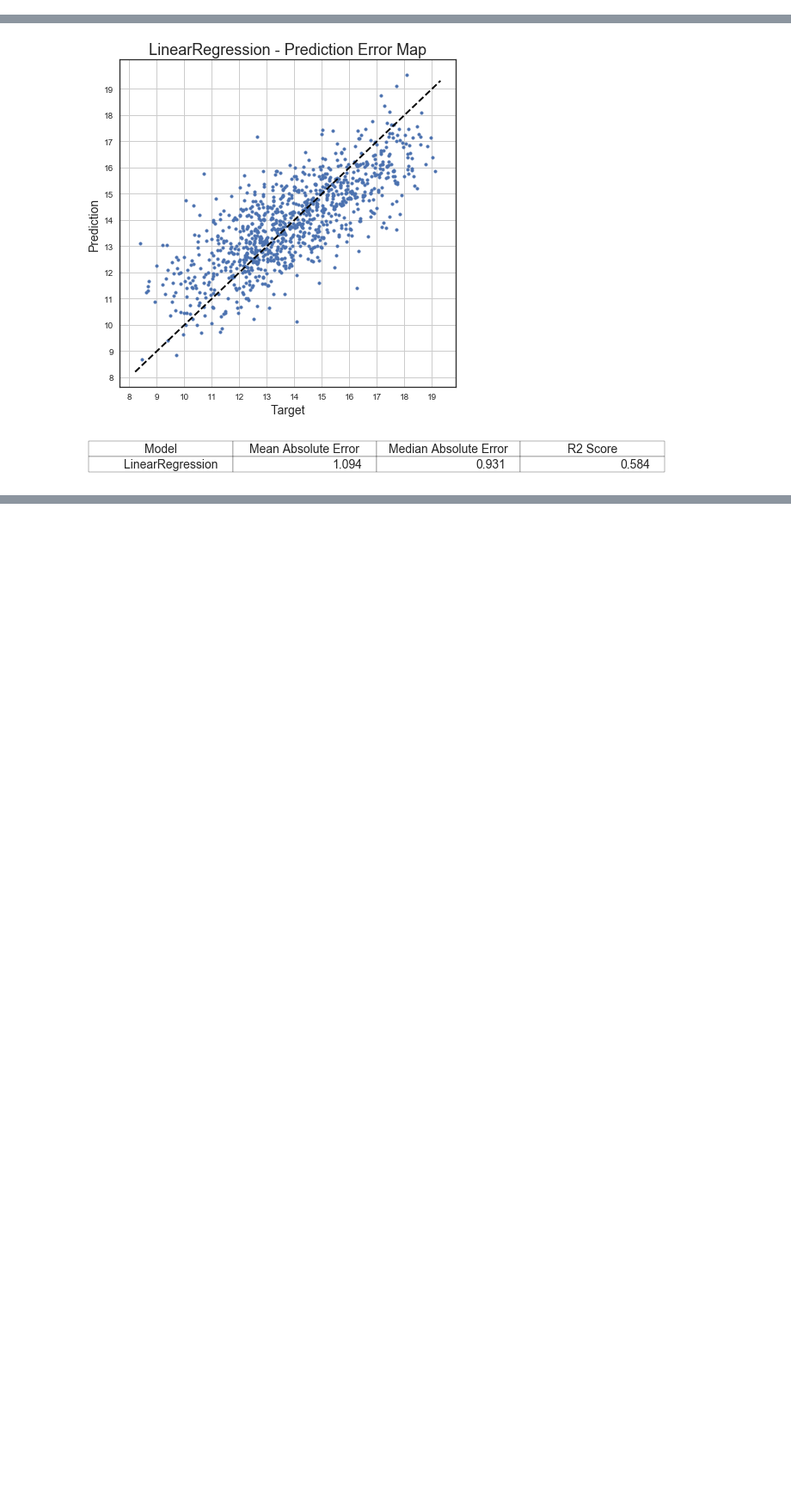
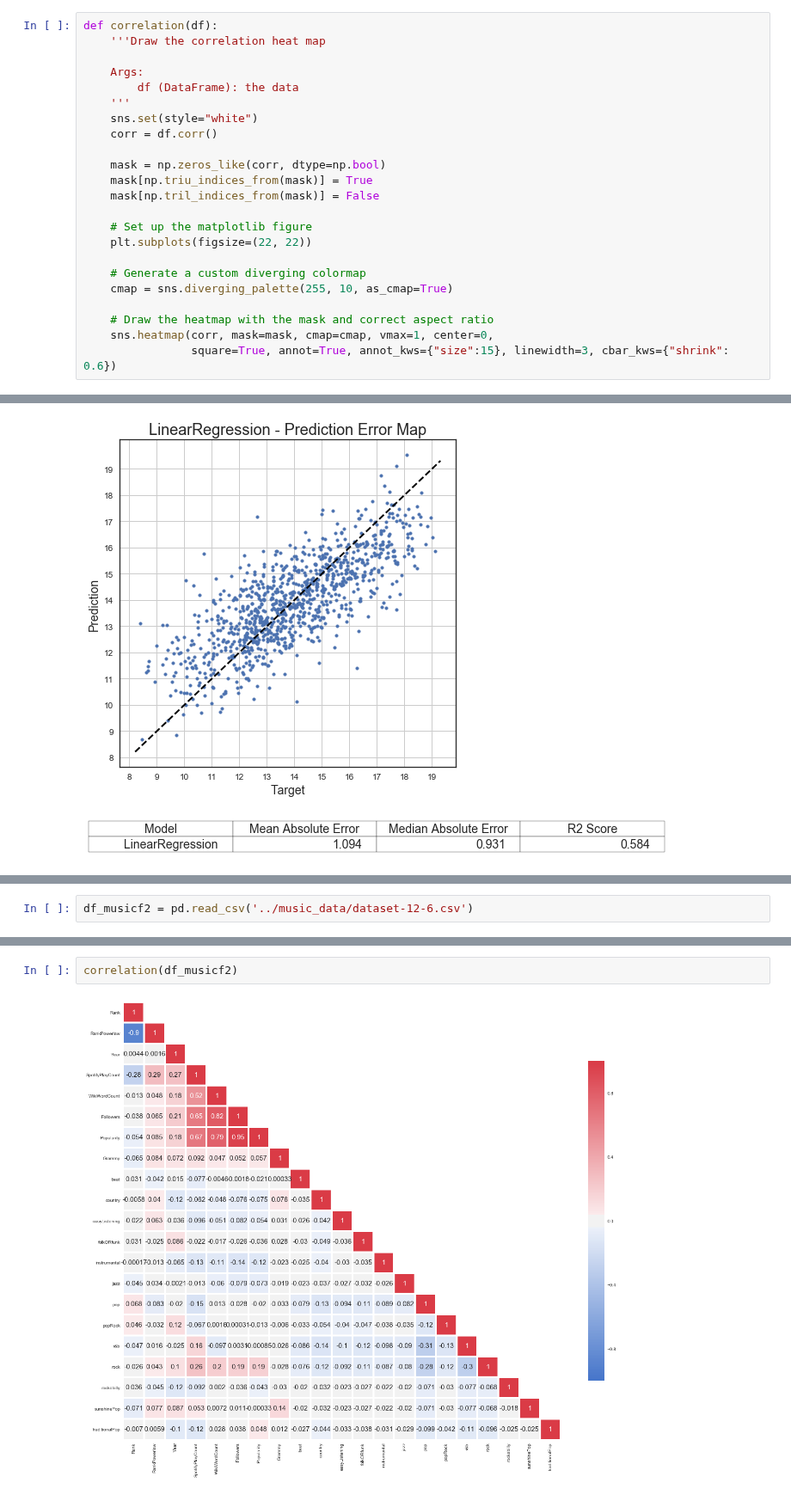
Before and after one commit to caitaozhan/CSE519-Homework-Project, a Jupyter notebook: TheProject/src/music_Caitao_final.ipynb, the cells around one changed output, grey strips where cells are left out. Shown at 86% size. Saved outputs shown, nothing was run; the diff lists cells and outputs as text; blank space fills up the shorter version.

```diff
--- a/TheProject/src/music_Caitao_final.ipynb
+++ b/TheProject/src/music_Caitao_final.ipynb
@@ -24,5 +25,28 @@ from fuzzywuzzy import fuzz
 # %% [markdown]
 # 0 Utility
+# %%
+def correlation(df):
+    '''Draw the correlation heat map
+
+    Args:
+        df (DataFrame): the data
+    '''
+    sns.set(style="white")
+    corr = df.corr()
+
+    mask = np.zeros_like(corr, dtype=np.bool)
+    mask[np.triu_indices_from(mask)] = True
+    mask[np.tril_indices_from(mask)] = False
+
+    # Set up the matplotlib figure
+    plt.subplots(figsize=(22, 22))
+
+    # Generate a custom diverging colormap
+    cmap = sns.diverging_palette(255, 10, as_cmap=True)
+
+    # Draw the heatmap with the mask and correct aspect ratio
+    sns.heatmap(corr, mask=mask, cmap=cmap, vmax=1, center=0,
+                square=True, annot=True, annot_kws={"size":15}, linewidth=3, cbar_kws={"shrink": 0.6})
 # %%
 def z_score_norm(df, feature_list):
     """ Do the z-score method on selected features in feature_list.
@@ -389,0 +441,2 @@ This is the plots/reports of LinearRegression
+# %%
+df_musicf2 = pd.read_csv('../music_data/dataset-12-6.csv')
@@ -389,0 +456,4 @@ This is the plots/reports of LinearRegression
+# %%
+correlation(df_musicf2)
+# %% [output]
+[figure, added]
```
Also changed, not shown: parts of 23 cells of this notebook, 13 other files.
